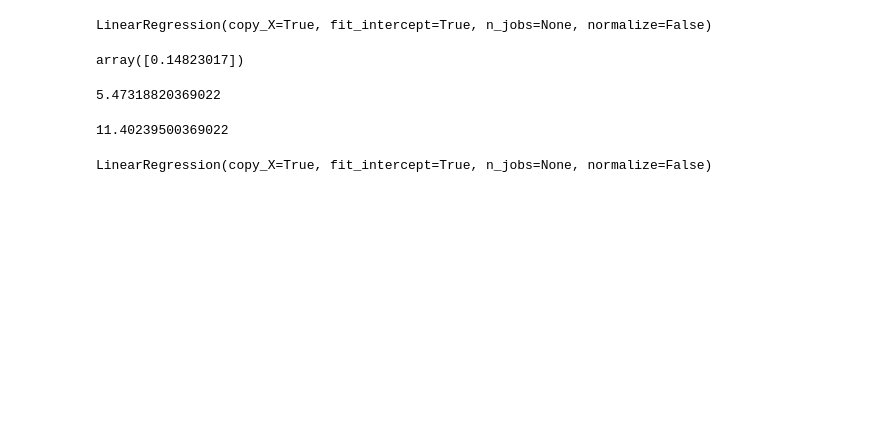
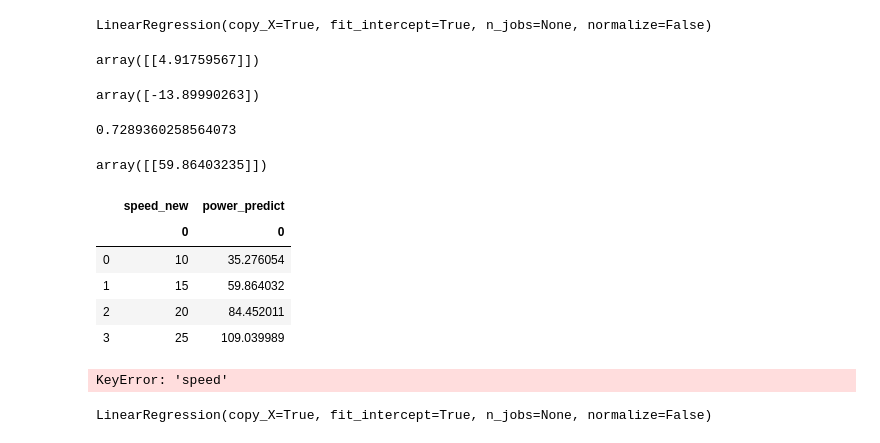
Before and after one commit to Willie2511/Data_Analysis_Project, a Jupyter notebook: Data_Project.ipynb, the cells around one changed output. Saved outputs shown, nothing was run; the diff lists cells and outputs as text; code cells hidden in the pictures; blank space fills up the shorter version.

```diff
--- a/Data_Project.ipynb
+++ b/Data_Project.ipynb
@@ -76,20 +95,50 @@ plt.show();
+# %%
+speed = pd.DataFrame(df['speed'])
+power = pd.DataFrame(df['power'])
 # %%
 reg = linear_model.LinearRegression()
-reg.fit(df[['power']], df.speed)
+reg.fit(speed, power)
 # %% [output]
 LinearRegression(copy_X=True, fit_intercept=True, n_jobs=None, normalize=False)
 # %%
 reg.coef_
 # %% [output]
-array([0.14823017])
+array([[4.91759567]])
 # %%
 reg.intercept_
 # %% [output]
-5.47318820369022
+array([-13.89990263])
-# %%
-0.14823017*40+5.47318820369022
-# %% [output]
-11.40239500369022
+# %%
+reg.score(speed, power)
+# %% [output]
+0.7289360258564073
+# %%
+speed_new = [[15]]
+power_predict=reg.predict(speed_new)
+power_predict
+# %% [output]
+array([[59.86403235]])
+# %%
+X = ([10, 15, 20, 25])
+X = pd.DataFrame(X)
+Y = reg.predict(X)
+Y = pd.DataFrame(Y)
+data= pd.concat([X, Y], axis=1, keys=['speed_new', 'power_predict'])
+data
+# %% [output]
+|  | speed_new | power_predict |
+|  | 0 | 0 |
+| 0 | 10 | 35.276054 |
+| 1 | 15 | 59.864032 |
+| 2 | 20 | 84.452011 |
+| 3 | 25 | 109.039989 |
+# %%
+speed = pd.DataFrame(df['speed'])
+power = pd.DataFrame(df['power'])
+df.plot(kind= 'scatter', x=speed, y='power')
+plt.show()
+# %% [output]
+KeyError: 'speed'
 # %%
 X = df.iloc[:, :-1].values
 y = df.iloc[:, 1].values
```
Also changed, not shown: parts of 21 cells of this notebook.
